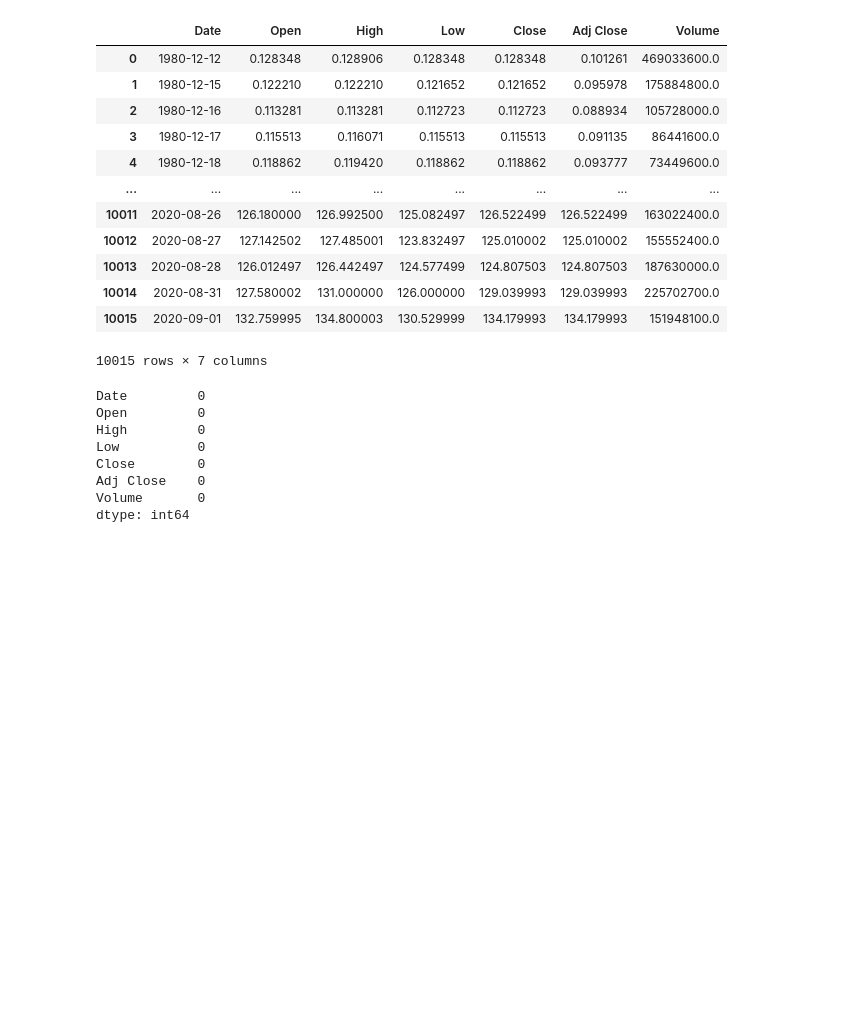
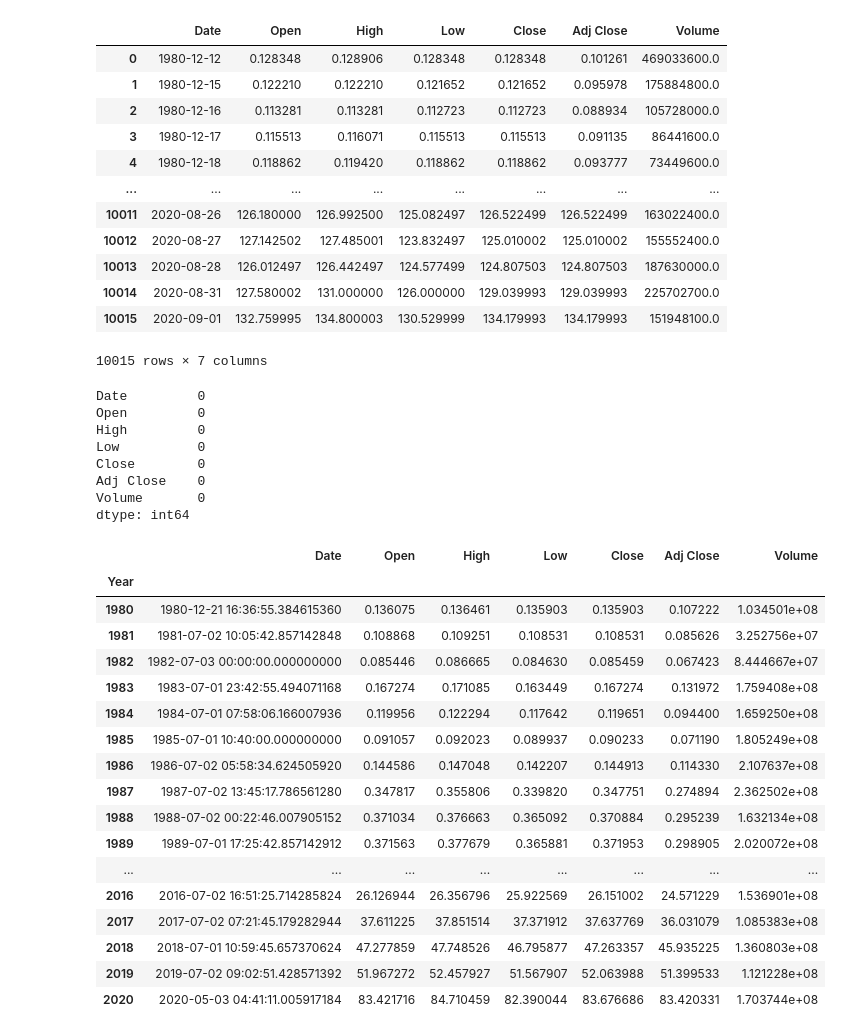
Before and after one commit to duy4nt/Data-Analysis, a Jupyter notebook: StockPriceAnalysis/Stock Price Analysis.ipynb, the cells around one changed output. Saved outputs shown, nothing was run; the diff lists cells and outputs as text; code cells hidden in the pictures; blank space fills up the shorter version.

```diff
--- a/StockPriceAnalysis/Stock Price Analysis.ipynb
+++ b/StockPriceAnalysis/Stock Price Analysis.ipynb
@@ -177,3 +183,26 @@ Close        0
 Adj Close    0
 Volume       0
 dtype: int64
+# %%
+df_cleaned['Year'] = df_cleaned['Date'].dt.year
+# %%
+df_cleaned.groupby('Year').mean()
+# %% [output]
+|  | Date | Open | High | Low | Close | Adj Close | Volume |
+| Year |  |  |  |  |  |  |  |
+| 1980 | 1980-12-21 16:36:55.384615360 | 0.136075 | 0.136461 | 0.135903 | 0.135903 | 0.107222 | 1.034501e+08 |
+| 1981 | 1981-07-02 10:05:42.857142848 | 0.108868 | 0.109251 | 0.108531 | 0.108531 | 0.085626 | 3.252756e+07 |
+| 1982 | 1982-07-03 00:00:00.000000000 | 0.085446 | 0.086665 | 0.084630 | 0.085459 | 0.067423 | 8.444667e+07 |
+| 1983 | 1983-07-01 23:42:55.494071168 | 0.167274 | 0.171085 | 0.163449 | 0.167274 | 0.131972 | 1.759408e+08 |
+| 1984 | 1984-07-01 07:58:06.166007936 | 0.119956 | 0.122294 | 0.117642 | 0.119651 | 0.094400 | 1.659250e+08 |
+| 1985 | 1985-07-01 10:40:00.000000000 | 0.091057 | 0.092023 | 0.089937 | 0.090233 | 0.071190 | 1.805249e+08 |
+| 1986 | 1986-07-02 05:58:34.624505920 | 0.144586 | 0.147048 | 0.142207 | 0.144913 | 0.114330 | 2.107637e+08 |
+| 1987 | 1987-07-02 13:45:17.786561280 | 0.347817 | 0.355806 | 0.339820 | 0.347751 | 0.274894 | 2.362502e+08 |
+| 1988 | 1988-07-02 00:22:46.007905152 | 0.371034 | 0.376663 | 0.365092 | 0.370884 | 0.295239 | 1.632134e+08 |
+| 1989 | 1989-07-01 17:25:42.857142912 | 0.371563 | 0.377679 | 0.365881 | 0.371953 | 0.298905 | 2.020072e+08 |
+| ... | ... | ... | ... | ... | ... | ... | ... |
+| 2016 | 2016-07-02 16:51:25.714285824 | 26.126944 | 26.356796 | 25.922569 | 26.151002 | 24.571229 | 1.536901e+08 |
+| 2017 | 2017-07-02 07:21:45.179282944 | 37.611225 | 37.851514 | 37.371912 | 37.637769 | 36.031079 | 1.085383e+08 |
+| 2018 | 2018-07-01 10:59:45.657370624 | 47.277859 | 47.748526 | 46.795877 | 47.263357 | 45.935225 | 1.360803e+08 |
+| 2019 | 2019-07-02 09:02:51.428571392 | 51.967272 | 52.457927 | 51.567907 | 52.063988 | 51.399533 | 1.121228e+08 |
+| 2020 | 2020-05-03 04:41:11.005917184 | 83.421716 | 84.710459 | 82.390044 | 83.676686 | 83.420331 | 1.703744e+08 |
```
Also changed, not shown: parts of 13 cells of this notebook.
